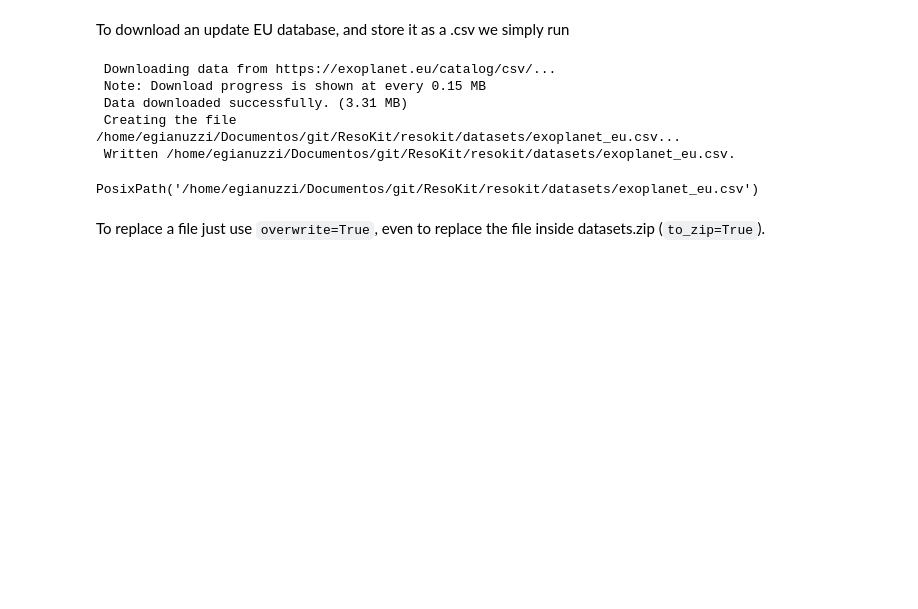
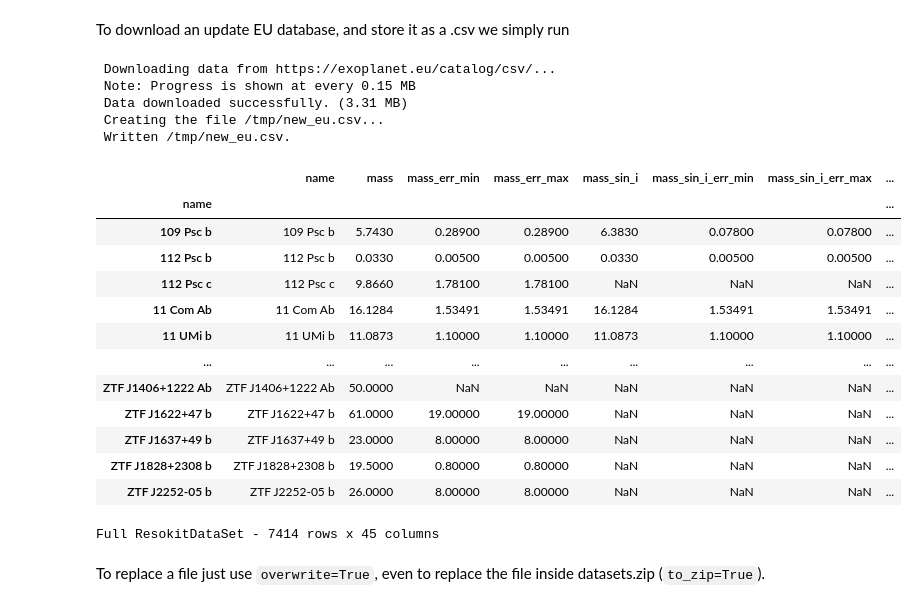
Before and after one commit to Gianuzzi/ResoKit, a Jupyter notebook: docs/source/tutorials/datasets.ipynb, the cells around one changed output. Drawn from its saved outputs; the diff is of its cells as text; code cells hidden in the pictures; blank space fills up the shorter version.

```diff
--- a/docs/source/tutorials/datasets.ipynb
+++ b/docs/source/tutorials/datasets.ipynb
@@ -290,13 +295,27 @@ Type:      function
 # %% [markdown]
 To download an update EU database, and store it as a .csv we simply run
 # %%
-datasets.download("eu", to_file=True)
+data = datasets.download("eu", to_file="/tmp/new_eu.csv", to_resokit=True)
+data
 # %% [output]
  Downloading data from https://exoplanet.eu/catalog/csv/...
- Note: Download progress is shown at every 0.15 MB
+ Note: Progress is shown at every 0.15 MB
  Data downloaded successfully. (3.31 MB)
- Creating the file /home/egianuzzi/Documentos/git/ResoKit/resokit/datasets/exoplanet_eu.csv...
- Written /home/egianuzzi/Documentos/git/ResoKit/resokit/datasets/exoplanet_eu.csv.
+ Creating the file /tmp/new_eu.csv...
+ Written /tmp/new_eu.csv.
+|  | name | mass | mass_err_min | mass_err_max | mass_sin_i | mass_sin_i_err_min | mass_sin_i_err_max | ... |
+| name |  |  |  |  |  |  |  | ... |
+| 109 Psc b | 109 Psc b | 5.7430 | 0.28900 | 0.28900 | 6.3830 | 0.07800 | 0.07800 | ... |
+| 112 Psc b | 112 Psc b | 0.0330 | 0.00500 | 0.00500 | 0.0330 | 0.00500 | 0.00500 | ... |
+| 112 Psc c | 112 Psc c | 9.8660 | 1.78100 | 1.78100 | NaN | NaN | NaN | ... |
+| 11 Com Ab | 11 Com Ab | 16.1284 | 1.53491 | 1.53491 | 16.1284 | 1.53491 | 1.53491 | ... |
+| 11 UMi b | 11 UMi b | 11.0873 | 1.10000 | 1.10000 | 11.0873 | 1.10000 | 1.10000 | ... |
+| ... | ... | ... | ... | ... | ... | ... | ... | ... |
+| ZTF J1406+1222 Ab | ZTF J1406+1222 Ab | 50.0000 | NaN | NaN | NaN | NaN | NaN | ... |
+| ZTF J1622+47 b | ZTF J1622+47 b | 61.0000 | 19.00000 | 19.00000 | NaN | NaN | NaN | ... |
+| ZTF J1637+49 b | ZTF J1637+49 b | 23.0000 | 8.00000 | 8.00000 | NaN | NaN | NaN | ... |
+| ZTF J1828+2308 b | ZTF J1828+2308 b | 19.5000 | 0.80000 | 0.80000 | NaN | NaN | NaN | ... |
+| ZTF J2252-05 b | ZTF J2252-05 b | 26.0000 | 8.00000 | 8.00000 | NaN | NaN | NaN | ... |
-PosixPath('/home/egianuzzi/Documentos/git/ResoKit/resokit/datasets/exoplanet_eu.csv')
+Full ResokitDataSet - 7414 rows x 45 columns
 # %% [markdown]
 To replace a file just use `overwrite=True`, even to replace the file inside datasets.zip (`to_zip=True`).
```
Also changed, not shown: parts of 8 cells of this notebook, 1 other file.
